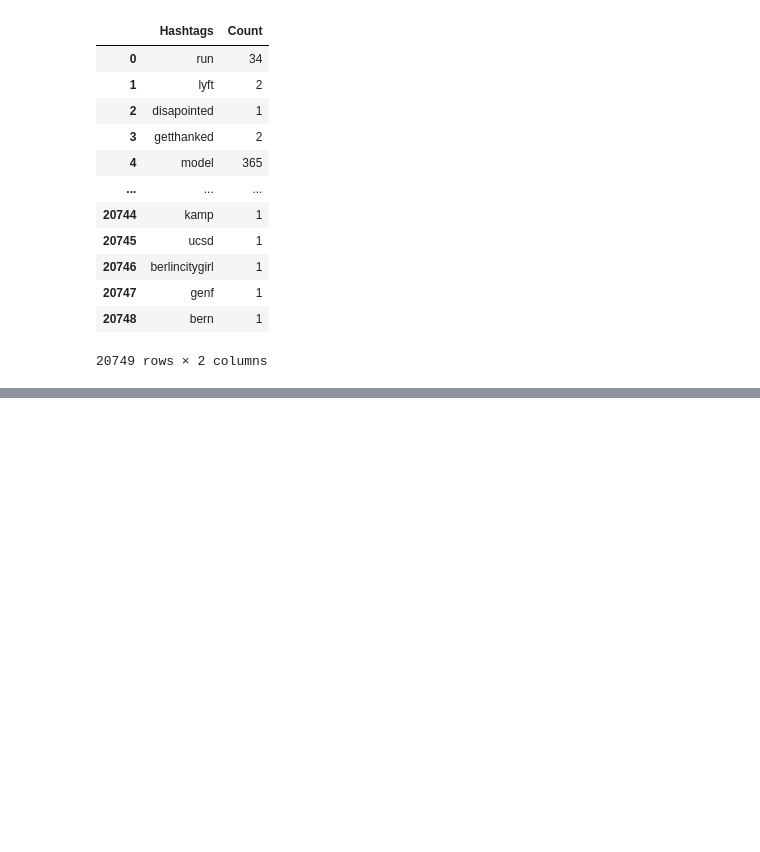
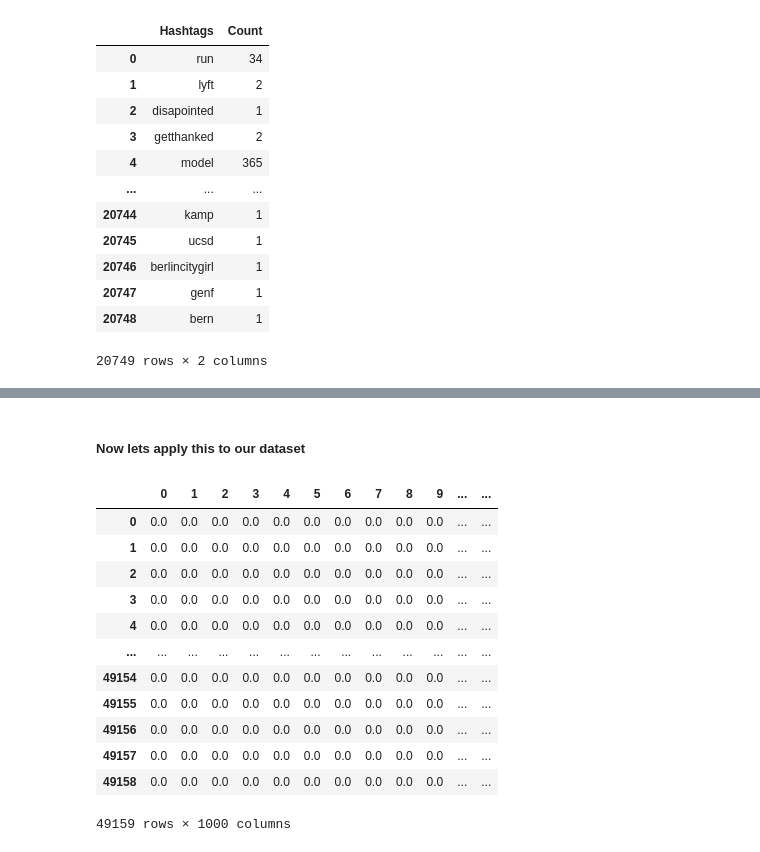
Before and after one commit to vijit-kala/Social-Media-Sentiment-Analysis-Using-Machine-Learning, a Jupyter notebook: main.ipynb, the cells around one changed output, grey strips where cells are left out. Cells and saved outputs as stored; diff of their text form; code cells hidden in the pictures; blank space fills up the shorter version.

```diff
--- a/main.ipynb
+++ b/main.ipynb
@@ -251,0 +427,26 @@ positive_df
+# %% [markdown]
+##### Now lets apply this to our dataset
+# %%
+from sklearn.feature_extraction.text import TfidfVectorizer
+
+tfidf = TfidfVectorizer(max_df=0.90,min_df=2,max_features=1000,stop_words='english')
+
+tfidf_matrix = tfidf.fit_transform(combined_data['Cleaned_Tweets'])
+
+tfidf_df = pd.DataFrame(tfidf_matrix.todense())
+
+tfidf_df
+# %% [output]
+|  | 0 | 1 | 2 | 3 | 4 | 5 | 6 | 7 | 8 | 9 | ... | ... |
+| 0 | 0.0 | 0.0 | 0.0 | 0.0 | 0.0 | 0.0 | 0.0 | 0.0 | 0.0 | 0.0 | ... | ... |
+| 1 | 0.0 | 0.0 | 0.0 | 0.0 | 0.0 | 0.0 | 0.0 | 0.0 | 0.0 | 0.0 | ... | ... |
+| 2 | 0.0 | 0.0 | 0.0 | 0.0 | 0.0 | 0.0 | 0.0 | 0.0 | 0.0 | 0.0 | ... | ... |
+| 3 | 0.0 | 0.0 | 0.0 | 0.0 | 0.0 | 0.0 | 0.0 | 0.0 | 0.0 | 0.0 | ... | ... |
+| 4 | 0.0 | 0.0 | 0.0 | 0.0 | 0.0 | 0.0 | 0.0 | 0.0 | 0.0 | 0.0 | ... | ... |
+| ... | ... | ... | ... | ... | ... | ... | ... | ... | ... | ... | ... | ... |
+| 49154 | 0.0 | 0.0 | 0.0 | 0.0 | 0.0 | 0.0 | 0.0 | 0.0 | 0.0 | 0.0 | ... | ... |
+| 49155 | 0.0 | 0.0 | 0.0 | 0.0 | 0.0 | 0.0 | 0.0 | 0.0 | 0.0 | 0.0 | ... | ... |
+| 49156 | 0.0 | 0.0 | 0.0 | 0.0 | 0.0 | 0.0 | 0.0 | 0.0 | 0.0 | 0.0 | ... | ... |
+| 49157 | 0.0 | 0.0 | 0.0 | 0.0 | 0.0 | 0.0 | 0.0 | 0.0 | 0.0 | 0.0 | ... | ... |
+| 49158 | 0.0 | 0.0 | 0.0 | 0.0 | 0.0 | 0.0 | 0.0 | 0.0 | 0.0 | 0.0 | ... | ... |
+49159 rows × 1000 columns
```
Also changed, not shown: parts of 56 cells of this notebook.
